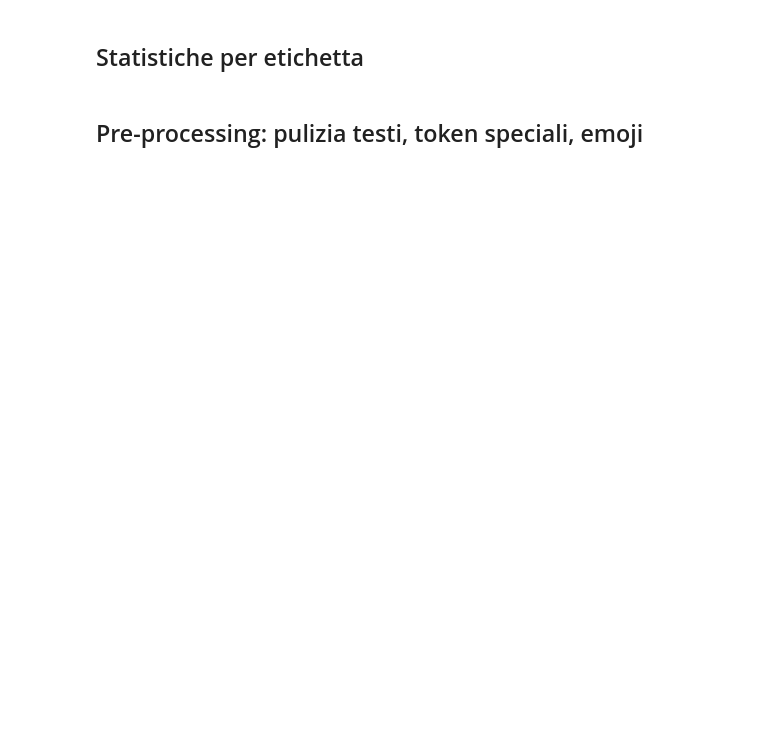
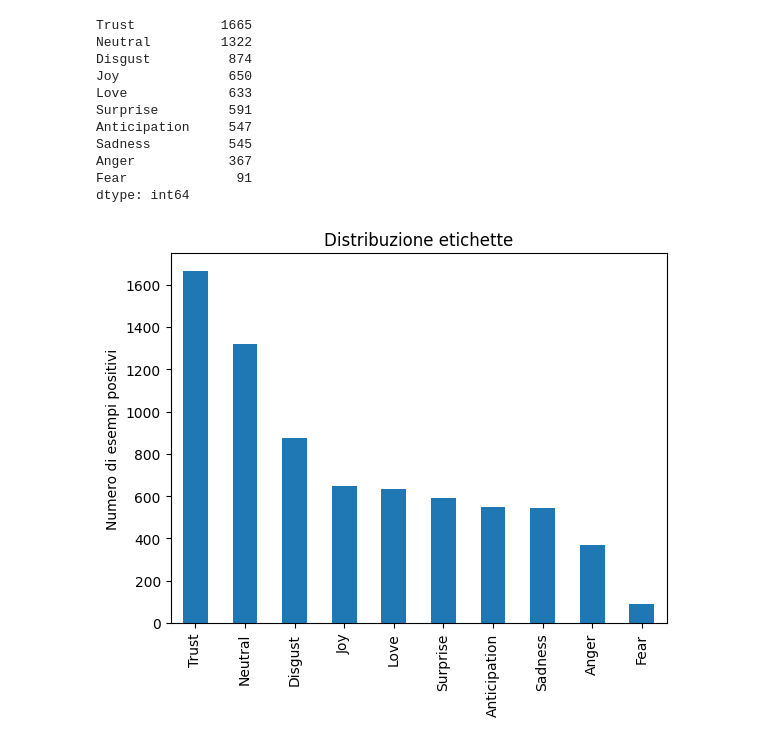
Before and after one commit to Sergio-ddf/internship-istat-ensai, a Jupyter notebook: emit_setup.ipynb, the cells around one changed output. Saved outputs shown, nothing was run; the diff lists cells and outputs as text; code cells hidden in the pictures; blank space fills up the shorter version.

```diff
--- a/emit_setup.ipynb
+++ b/emit_setup.ipynb
@@ -20,9 +53,10 @@ print(f'Datasets: {datasets.__version__}')
 # %%
+# Caricamento dei file CSV
+DATA_DIR = ""  # <--- modifica se i file sono in un'altra cartella
 
-DATA_DIR = 'data'  # modifica se i file .csv sono altrove
+train_a = pd.read_csv(os.path.join(DATA_DIR, "emit_train_A.csv"))
+train_b = pd.read_csv(os.path.join(DATA_DIR, "emit_train_B.csv"))
 
-train_a = pd.read_csv(f'{DATA_DIR}/emit_train_A.csv')
-train_b = pd.read_csv(f'{DATA_DIR}/emit_train_B.csv')
-test_in = pd.read_csv(f'{DATA_DIR}/emit_test.csv')
+test_in  = pd.read_csv(os.path.join(DATA_DIR, "emit_test.csv"))
 
 display(train_a.head())
@@ -29,11 +70,22 @@ display(train_a.head())
-# %% [markdown]
-## Statistiche per etichetta
 # %%
+# Statistiche delle etichette (frequenza nel train set)
+LABELS = ['Anger','Anticipation','Disgust','Fear','Joy','Love','Neutral','Sadness','Surprise','Trust']
 
-labels = ['Anger','Anticipation','Disgust','Fear','Joy','Love','Neutral','Sadness','Surprise','Trust']
-stats = train_a[labels].sum().sort_values(ascending=False)
-stats.plot(kind='bar', title="Distribuzione etichette")
+stats = train_a[LABELS].sum().sort_values(ascending=False)
+ax = stats.plot(kind='bar', title='Distribuzione etichette')
+ax.set_ylabel('Numero di esempi positivi')
 print(stats)
+# %% [output]
+Trust           1665
+Neutral         1322
+Disgust          874
+Joy              650
+Love             633
+Surprise         591
+Anticipation     547
+Sadness          545
+Anger            367
+Fear              91
+dtype: int64
+[figure, added]
-# %% [markdown]
-## Pre-processing: pulizia testi, token speciali, emoji
 # %%
```
Also changed, not shown: parts of 14 cells of this notebook.
